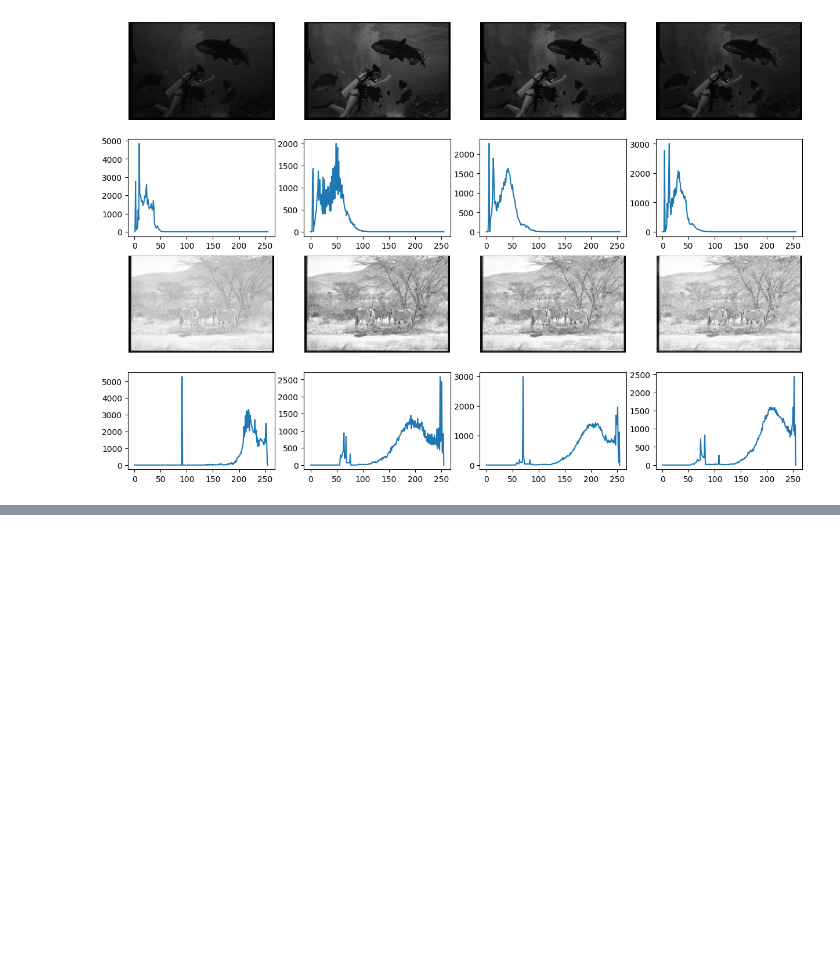
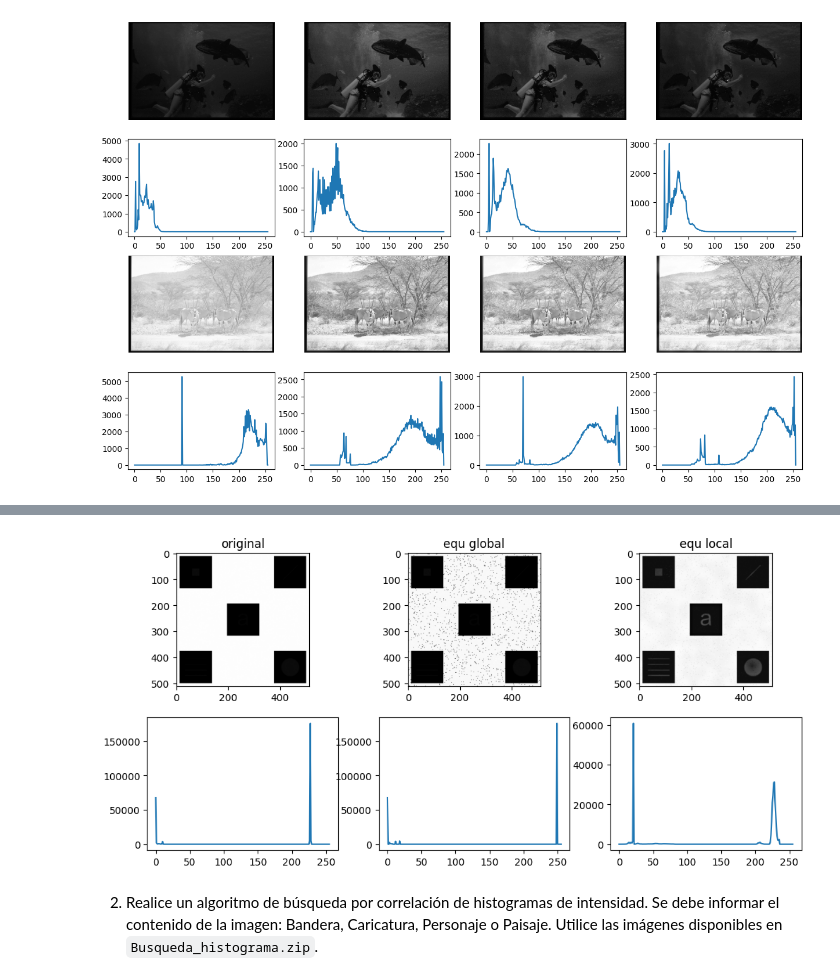
Before and after one commit to Lucasa98/pdi-2026, a Jupyter notebook: practica/tp2b.ipynb, the cells around one changed output, grey strips where cells are left out. Drawn from its saved outputs; the diff is of its cells as text; code cells hidden in the pictures; blank space fills up the shorter version.

```diff
--- a/practica/2b/ej1.ipynb
+++ b/practica/tp2b.ipynb
@@ -198,0 +204,30 @@ ax[3][3].plot(cv2.calcHist([clahe3_imagenB], [0], None, [256], [0, 255]));
+# %%
+cuadros = cv2.imread("cuadros.tif", cv2.IMREAD_GRAYSCALE)
+
+equ_cuadros = cv2.equalizeHist(cuadros)
+
+clahe = cv2.createCLAHE(clipLimit=20.0, tileGridSize=(16,16))
+clahe_cuadros = clahe.apply(cuadros)
+
+histr = cv2.calcHist([cuadros], channels=[0], mask=None, histSize=[256], ranges=[0, 255])
+equ_histr = cv2.calcHist([equ_cuadros], channels=[0], mask=None, histSize=[256], ranges=[0, 255])
+clahe_histr = cv2.calcHist([clahe_cuadros], channels=[0], mask=None, histSize=[256], ranges=[0, 255])
+
+fig, ax = plt.subplots(2, 3)
+fig.set_figwidth(15)
+fig.set_figwidth(10)
+fig.tight_layout()
+
+ax[0][0].set_title('original')
+ax[0][0].imshow(cuadros, cmap='gray')
+ax[0][1].set_title('equ global')
+ax[0][1].imshow(equ_cuadros, cmap='gray')
+ax[0][2].set_title('equ local')
+ax[0][2].imshow(clahe_cuadros, cmap='gray')
+ax[1][0].plot(histr)
+ax[1][1].plot(equ_histr)
+ax[1][2].plot(clahe_histr);
+# %% [output]
+[figure, added]
+# %% [markdown]
+2. Realice un algoritmo de búsqueda por correlación de histogramas de intensidad. Se debe informar el contenido de la imagen: Bandera, Caricatura, Personaje o Paisaje. Utilice las imágenes disponibles en `Busqueda_histograma.zip`.
```
Also changed, not shown: parts of 7 cells of this notebook, 47 other files.
